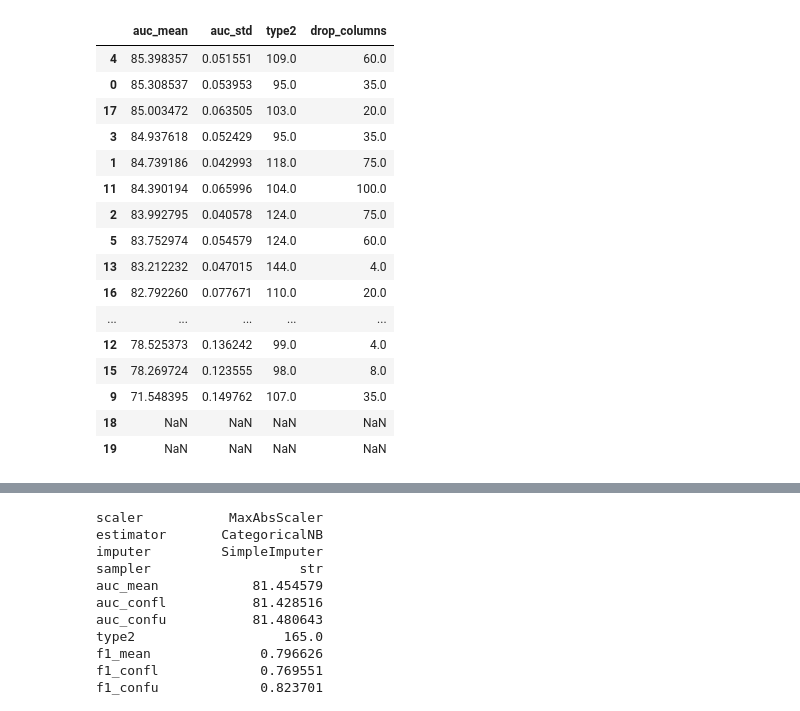
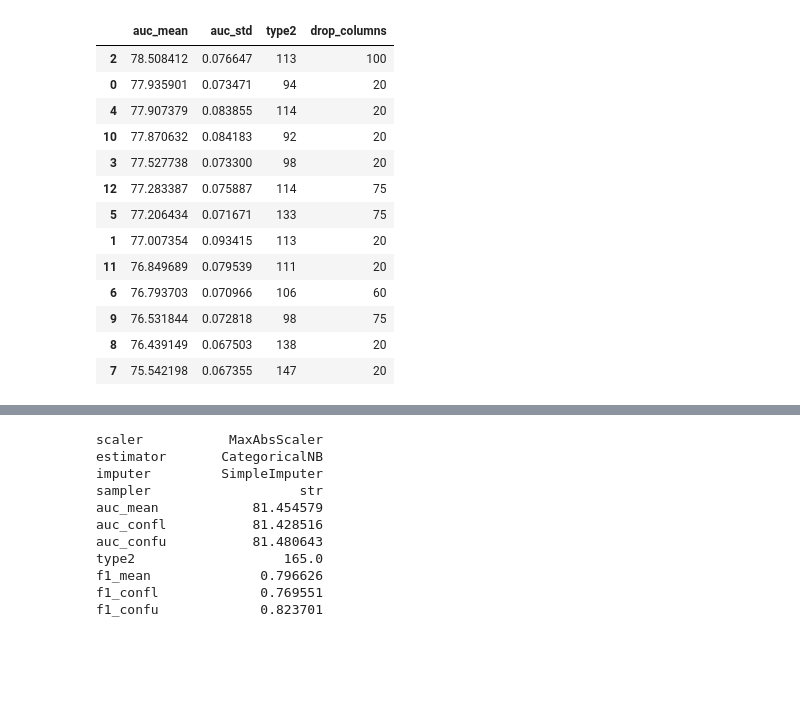
Before and after one commit to FinnHuelsbusch/UniMannheim-DataMining, a Jupyter notebook: Analysis_Dieing.ipynb, the cells around one changed output, grey strips where cells are left out. Cells and saved outputs as stored; diff of their text form; code cells hidden in the pictures; blank space fills up the shorter version.

```diff
--- a/Analysis_Dieing.ipynb
+++ b/Analysis_Dieing.ipynb
@@ -5,7 +5,7 @@ import numpy as np
 import statistics
 
 # loading XGBoost
-with open("output/output XGBoost without hyperparameters.json", 'r') as f:
+with open("outputs/output xgboost.json", 'r') as f:
   data = json.load(f)
 
 # sort dataset by normalization
@@ -82,7 +80,7 @@ f1_confu
 Name: 8, dtype: object
 # %%
 # loading KNeighbors
-with open("output/output KNN.json", 'r') as f:
+with open("outputs/output KNN.json", 'r') as f:
   data_KNeighbors = json.load(f)
 
 df_KNeighbors = pd.json_normalize(data_KNeighbors, record_path =['measurements'])
@@ -140,6 +138,6 @@ Name: 20, dtype: object
 # %%
 # loading Random Forest Classifier
-with open("output/output RandomForest.json", 'r') as f:
+with open("outputs/output RandomForestClassifier.json", 'r') as f:
   data_Forest = json.load(f)
 
 df_Forest = pd.json_normalize(data_Forest, record_path =['measurements'])
@@ -197,6 +191,6 @@ Name: 9, dtype: object
 # %%
 # loading Decision Tree Classifier
-with open("output/output DecisionTree.json", 'r') as f:
+with open("outputs/output DecisionTrees.json", 'r') as f:
   data_Tree = json.load(f)
 
 df_Tree = pd.json_normalize(data_Tree, record_path =['measurements'])
@@ -213,5 +207,5 @@ df_Tree["f1_confl"] = df_Tree["f1_mean"]- 1.96 * (df_Tree["f1_std"] / np.sqrt(10
 df_Tree["f1_confu"] = df_Tree["f1_mean"]+ 1.96 * (df_Tree["f1_std"] / np.sqrt(10))
 df_Tree.head()
 df_Tree = df_Tree.sort_values(by = ["auc_mean", "auc_std", "type2", "drop_columns"], ascending = False)
-df_Tree[["auc_mean", "auc_std", "type2", "drop_columns"]].head(20)
+df_Tree[["auc_mean", "auc_std", "type2", "drop_columns", 'scaler']].head(20)
 # %% [output]
@@ -257,39 +253,36 @@ Tree.to_excel(r'DTree.xlsx', index=False)
 # %%
 # loading SVC
-with open("output/output SVC.json", 'r') as f:
+with open("outputs/output SVC.json", 'r') as f:
   data_SVC = json.load(f)
 
 df_SVC = pd.json_normalize(data_SVC, record_path =['measurements'])
 df_SVC["drop_columns"] = df_SVC["best_params.drop_columns__minimum_percentage_to_be_dropped"]
 df_SVC["auc_std"] = df_SVC.apply(lambda row: np.std(row["auc"]), axis =1)
 df_SVC["pre_mean"] = df_SVC.apply(lambda row: np.mean(row["classification_report.weighted avg.precision"]), axis =1)
 df_SVC["rec_mean"] = df_SVC.apply(lambda row: np.mean(row["classification_report.weighted avg.recall"]), axis =1)
 df_SVC["f1_std"] = df_SVC.apply(lambda row: np.std(row["classification_report.weighted avg.f1-score"]), axis =1)
 df_SVC["f1_mean"] = df_SVC.apply(lambda row: np.mean(row["classification_report.weighted avg.f1-score"]), axis =1)
 df_SVC["type2"] = df_SVC.apply(lambda row: np.sum(row["confusion_matrix.(1, 0)"]), axis =1)
 df_SVC["auc_confl"] = df_SVC["auc_mean"]- 1.96 * (df_SVC["auc_std"] / np.sqrt(10))
 df_SVC["auc_confu"] = df_SVC["auc_mean"]+ 1.96 * (df_SVC["auc_std"] / np.sqrt(10))
 df_SVC["f1_confl"] = df_SVC["f1_mean"]- 1.96 * (df_SVC["f1_std"] / np.sqrt(10))
 df_SVC["f1_confu"] = df_SVC["f1_mean"]+ 1.96 * (df_SVC["f1_std"] / np.sqrt(10))
 df_SVC.head()
 df_SVC = df_SVC.sort_values(by = ["auc_mean", "auc_std", "type2", "drop_columns"], ascending = False)
 df_SVC[["auc_mean", "auc_std", "type2", "drop_columns"]].head(20)
 # %% [output]
 |  | auc_mean | auc_std | type2 | drop_columns |
-| 4 | 85.398357 | 0.051551 | 109.0 | 60.0 |
-| 0 | 85.308537 | 0.053953 | 95.0 | 35.0 |
-| 17 | 85.003472 | 0.063505 | 103.0 | 20.0 |
-| 3 | 84.937618 | 0.052429 | 95.0 | 35.0 |
-| 1 | 84.739186 | 0.042993 | 118.0 | 75.0 |
-| 11 | 84.390194 | 0.065996 | 104.0 | 100.0 |
-| 2 | 83.992795 | 0.040578 | 124.0 | 75.0 |
-| 5 | 83.752974 | 0.054579 | 124.0 | 60.0 |
-| 13 | 83.212232 | 0.047015 | 144.0 | 4.0 |
-| 16 | 82.792260 | 0.077671 | 110.0 | 20.0 |
-| ... | ... | ... | ... | ... |
-| 12 | 78.525373 | 0.136242 | 99.0 | 4.0 |
-| 15 | 78.269724 | 0.123555 | 98.0 | 8.0 |
-| 9 | 71.548395 | 0.149762 | 107.0 | 35.0 |
-| 18 | NaN | NaN | NaN | NaN |
-| 19 | NaN | NaN | NaN | NaN |
+| 2 | 78.508412 | 0.076647 | 113 | 100 |
+| 0 | 77.935901 | 0.073471 | 94 | 20 |
+| 4 | 77.907379 | 0.083855 | 114 | 20 |
+| 10 | 77.870632 | 0.084183 | 92 | 20 |
+| 3 | 77.527738 | 0.073300 | 98 | 20 |
+| 12 | 77.283387 | 0.075887 | 114 | 75 |
+| 5 | 77.206434 | 0.071671 | 133 | 75 |
+| 1 | 77.007354 | 0.093415 | 113 | 20 |
+| 11 | 76.849689 | 0.079539 | 111 | 20 |
+| 6 | 76.793703 | 0.070966 | 106 | 60 |
+| 9 | 76.531844 | 0.072818 | 98 | 75 |
+| 8 | 76.439149 | 0.067503 | 138 | 20 |
+| 7 | 75.542198 | 0.067355 | 147 | 20 |
 # %%
```
Also changed, not shown: parts of 21 cells of this notebook.
